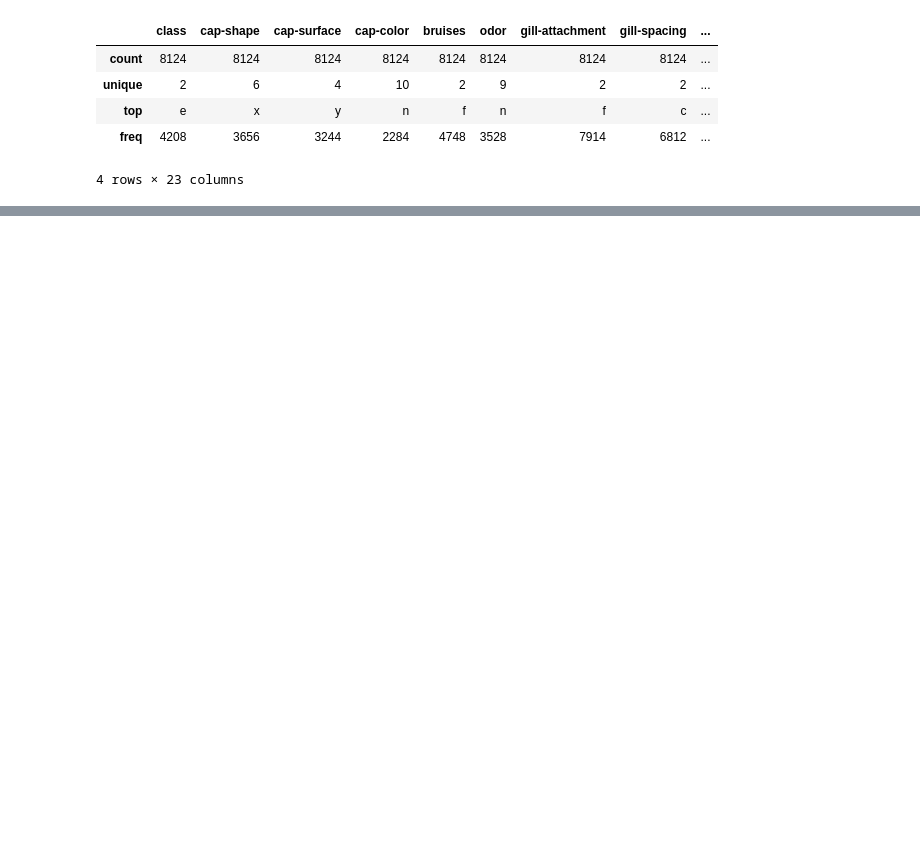
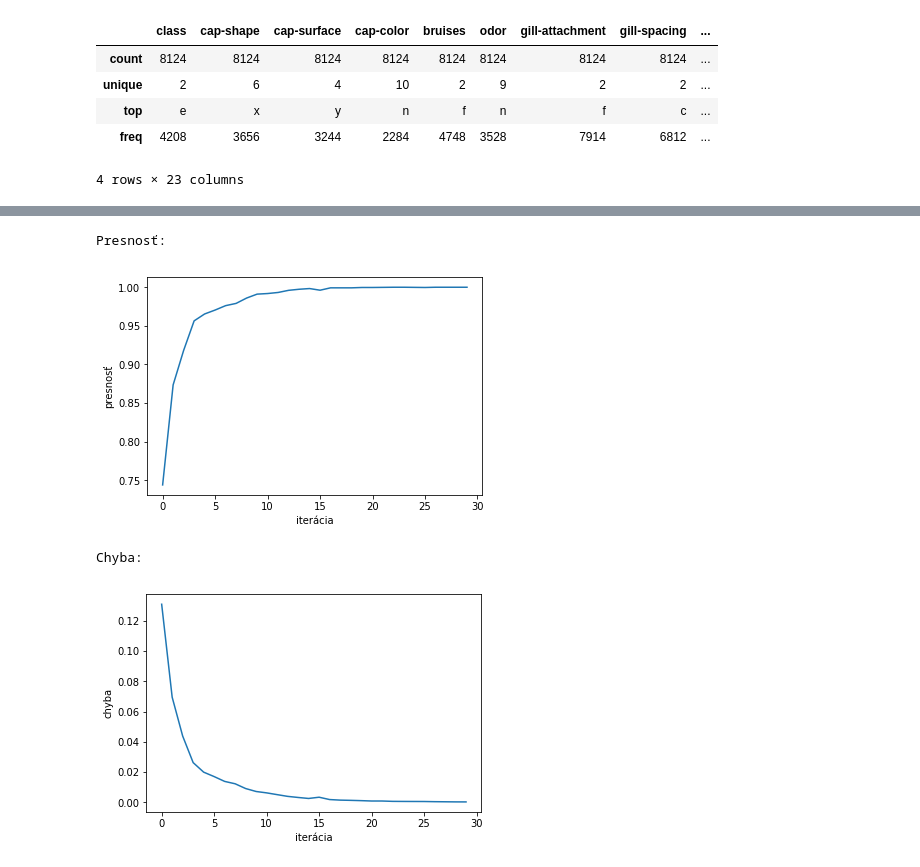
Before and after one commit to Laope94/NeuronProjekt, a Jupyter notebook: mushroomsProjekt.ipynb, the cells around one changed output, grey strips where cells are left out. Saved outputs shown, nothing was run; the diff lists cells and outputs as text; code cells hidden in the pictures; blank space fills up the shorter version.

Commit message:
zmenený spôsob delenia dát na trénovacie a testovacie, optimalizované trénovanie siete, pridané grafy

```diff
--- a/mushroomsProjekt.ipynb
+++ b/mushroomsProjekt.ipynb
@@ -304,15 +311,19 @@ testData = mushroomsDataset[(round(rows*0.8)):]
 # %%
-trainX = trainData.drop('class', axis=1)
-testX = testData.drop('class', axis=1)
-trainY = trainData['class']
-testY = testData['class']
+#trainX = trainData.drop('class', axis=1)
+#testX = testData.drop('class', axis=1)
+#trainY = trainData['class']
+#testY = testData['class']
+
+# rozdelenie datasetu na testovacie a trénovacie dáta
+trainX, testX, trainY, testY = train_test_split(mushroomsDataset.drop('class', axis=1), mushroomsDataset['class'], test_size=0.2, shuffle= True)
 # %%
-kategoricka_premenna = np_utils.to_categorical(trainY)
-kategoricka_premennaTrain = np_utils.to_categorical(testY)
+# trénovanie neurónovej siete
+
+kategorieTrain = np_utils.to_categorical(trainY)
 model = Sequential()
-model.add(Dense(30, input_dim=22, activation='relu'))
-model.add(Dense(30, activation='relu'))
+model.add(Dense(25, input_dim=22, activation='relu'))
+model.add(Dense(10, activation='relu'))
 model.add(Dense(3, activation='sigmoid'))
 model.compile(loss='mean_squared_error',optimizer='adam',metrics=['accuracy'])
-model.fit(trainX,kategoricka_premenna, epochs=50)
+history = model.fit(trainX,kategorieTrain, epochs=30)
 # %% [output]
@@ -347,0 +360,18 @@ array([[ 504,    3],
+# %%
+# grafy
+
+print("\nPresnosť:")
+plt.plot(history.history['acc'])
+plt.xlabel('iterácia')
+plt.ylabel('presnosť')
+plt.show()
+print("\nChyba:")
+plt.plot(history.history['loss'])
+plt.xlabel('iterácia')
+plt.ylabel('chyba')
+plt.show()
+# %% [output]
+Presnosť:
+[figure, added]
+Chyba:
+[figure, added]
```
Also changed, not shown: parts of 6 cells of this notebook.
